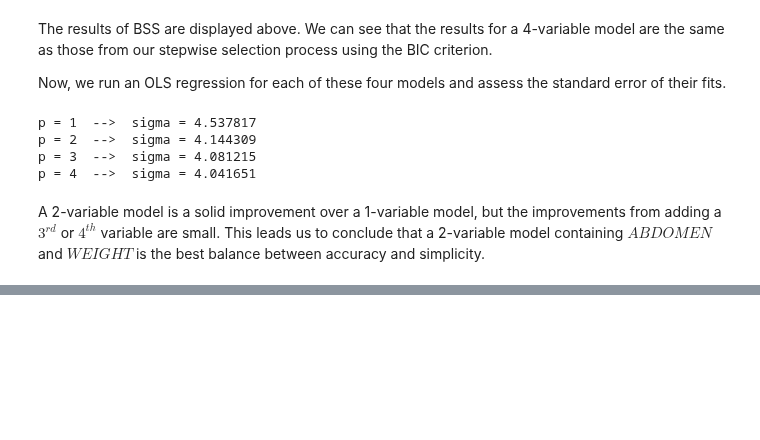
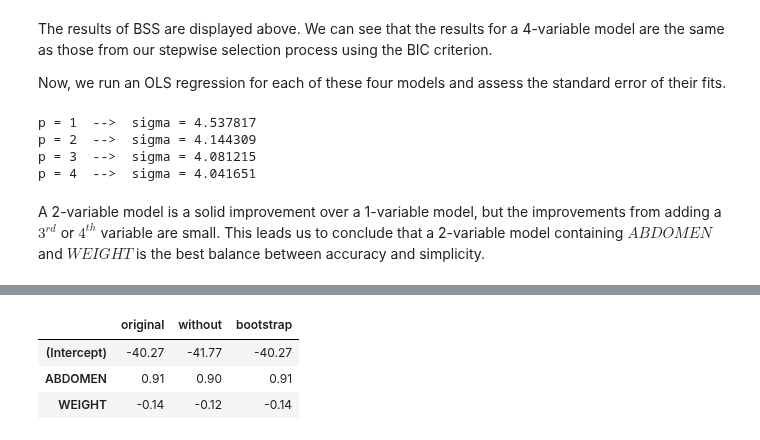
Before and after one commit to LuChen525/stat628-module1, a Jupyter notebook: Executive-Summary.ipynb, the cells around one changed output, grey strips where cells are left out. Cells and saved outputs as stored; diff of their text form; code cells hidden in the pictures; blank space fills up the shorter version.

```diff
--- a/Executive-Summary.ipynb
+++ b/Executive-Summary.ipynb
@@ -135,2 +110,13 @@ abline(h = 4 / (dim(dat)[1] - 14 - 1), col = "red")
+# %%
+# Look at boxplot
+data<- read.csv("data/BodyFat.csv", header=T,check.names=F)
+data_m <- melt(data,id.vars="IDNO")
+p <- ggplot(data_m, aes(x=variable, y=value),color=variable) +
+  geom_boxplot(aes(fill=factor(variable))) +
+  #  theme(axis.text.x=element_text(angle=50,hjust=0.5, vjust=0.5)) +
+  theme(legend.position="none") +
+  labs(title = "Figure 2") +
+  theme(plot.title = element_text(hjust = 0.5))
+#p
 # %%
 # Look at abnomal points to see if they should be deleted
@@ -397 +352,17 @@ Standard error of rule of thumb:  4.123639
+# %%
+# The 39th point is an outlier, so we decided to evaluate our model's robustness
+rodata <- dat[-39,]
+without <- lm(rodata$BODYFAT ~ rodata$ABDOMEN + rodata$WEIGHT)
+
+# Use bootstrap sample to fit model and see changes of coefficients
+set.seed(628)
+bootdat<-sample(dat, size = dim(dat)[1], replace = T)
+
+# Combined results
+data.frame(original = round(coef(bodyfat.model), 2),without = round(coef(without), 2), bootstrap = round(coef(lm(BODYFAT ~ ABDOMEN + WEIGHT, data = bootdat)), 2))
+# %% [output]
+|  | original | without | bootstrap |
+| (Intercept) | -40.27 | -41.77 | -40.27 |
+| ABDOMEN | 0.91 | 0.90 | 0.91 |
+| WEIGHT | -0.14 | -0.12 | -0.14 |
 # %% [markdown]
```
Also changed, not shown: parts of 54 cells of this notebook, 21 other files.
